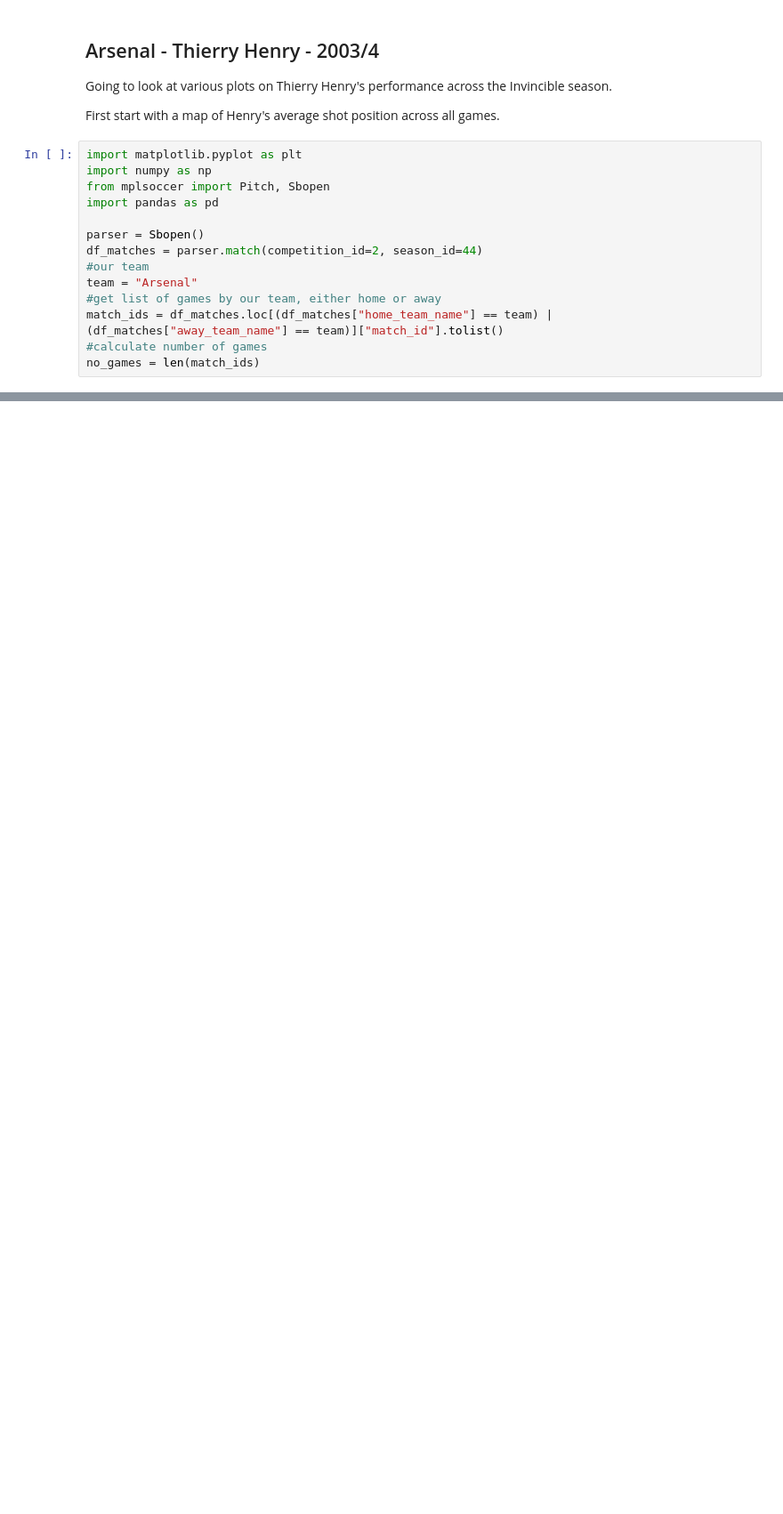
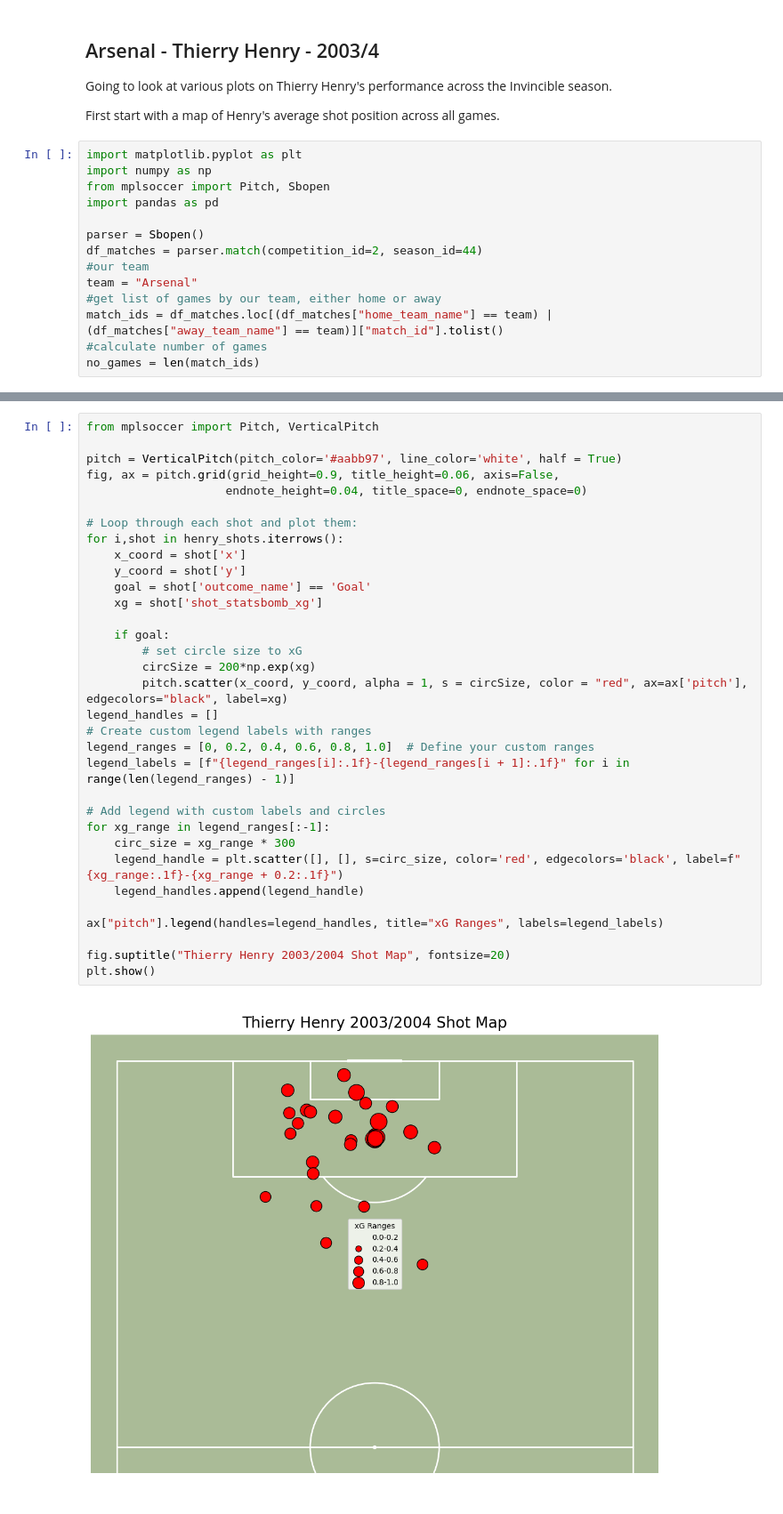
Before and after one commit to jamesdidathing/football_analysis, a Jupyter notebook: projects/henry_analysis.ipynb, the cells around one changed output, grey strips where cells are left out. Shown: that part at 89% size. Cells and saved outputs as stored; diff of their text form; blank space fills up the shorter version.

```diff
--- a/projects/henry_analysis.ipynb
+++ b/projects/henry_analysis.ipynb
@@ -63,0 +68,35 @@ plt.show()
+# %%
+from mplsoccer import Pitch, VerticalPitch
+
+pitch = VerticalPitch(pitch_color='#aabb97', line_color='white', half = True)
+fig, ax = pitch.grid(grid_height=0.9, title_height=0.06, axis=False,
+                    endnote_height=0.04, title_space=0, endnote_space=0)
+
+# Loop through each shot and plot them:
+for i,shot in henry_shots.iterrows():
+    x_coord = shot['x']
+    y_coord = shot['y']
+    goal = shot['outcome_name'] == 'Goal'
+    xg = shot['shot_statsbomb_xg']
+
+    if goal:
+        # set circle size to xG
+        circSize = 200*np.exp(xg)
+        pitch.scatter(x_coord, y_coord, alpha = 1, s = circSize, color = "red", ax=ax['pitch'], edgecolors="black", label=xg)
+legend_handles = []
+# Create custom legend labels with ranges
+legend_ranges = [0, 0.2, 0.4, 0.6, 0.8, 1.0]  # Define your custom ranges
+legend_labels = [f"{legend_ranges[i]:.1f}-{legend_ranges[i + 1]:.1f}" for i in range(len(legend_ranges) - 1)]
+
+# Add legend with custom labels and circles
+for xg_range in legend_ranges[:-1]:
+    circ_size = xg_range * 300
+    legend_handle = plt.scatter([], [], s=circ_size, color='red', edgecolors='black', label=f"{xg_range:.1f}-{xg_range + 0.2:.1f}")
+    legend_handles.append(legend_handle)
+
+ax["pitch"].legend(handles=legend_handles, title="xG Ranges", labels=legend_labels)
+
+fig.suptitle("Thierry Henry 2003/2004 Shot Map", fontsize=20)
+plt.show()
+# %% [output]
+[figure, added]
```
Also changed, not shown: parts of 3 cells of this notebook.
